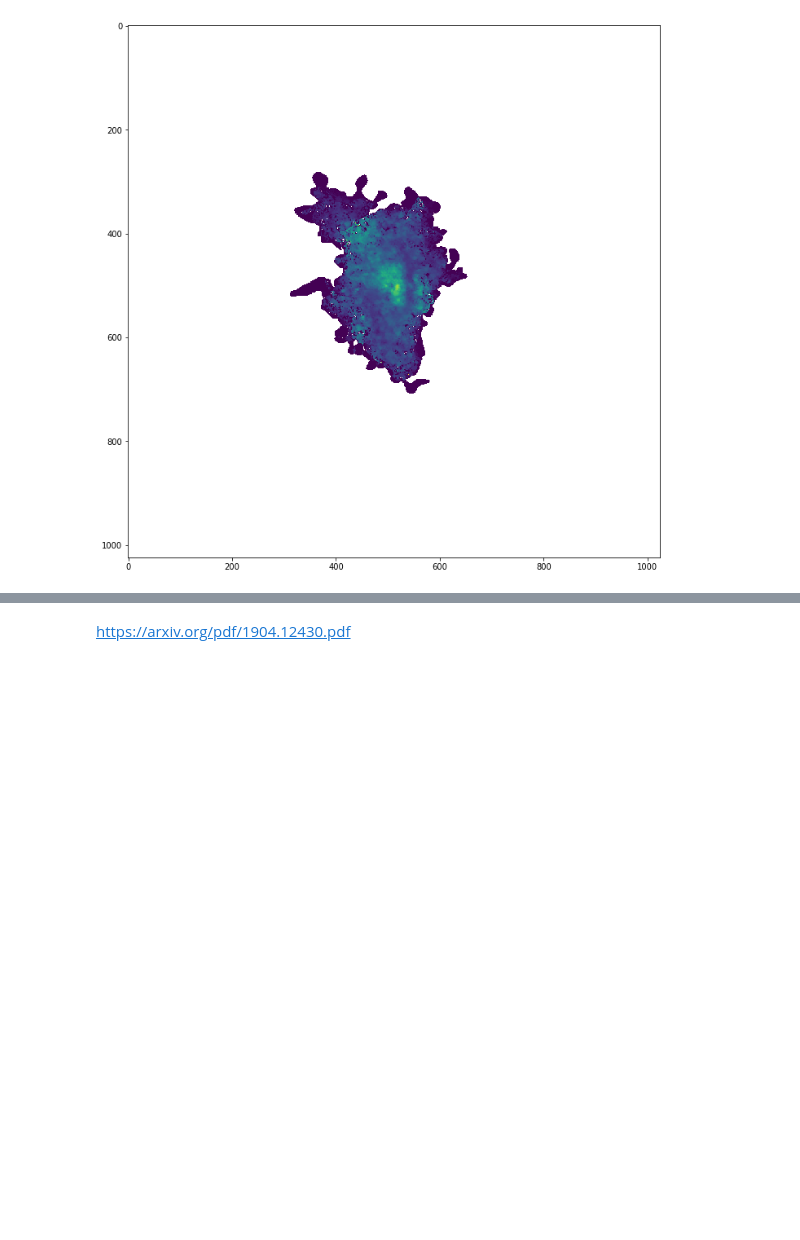
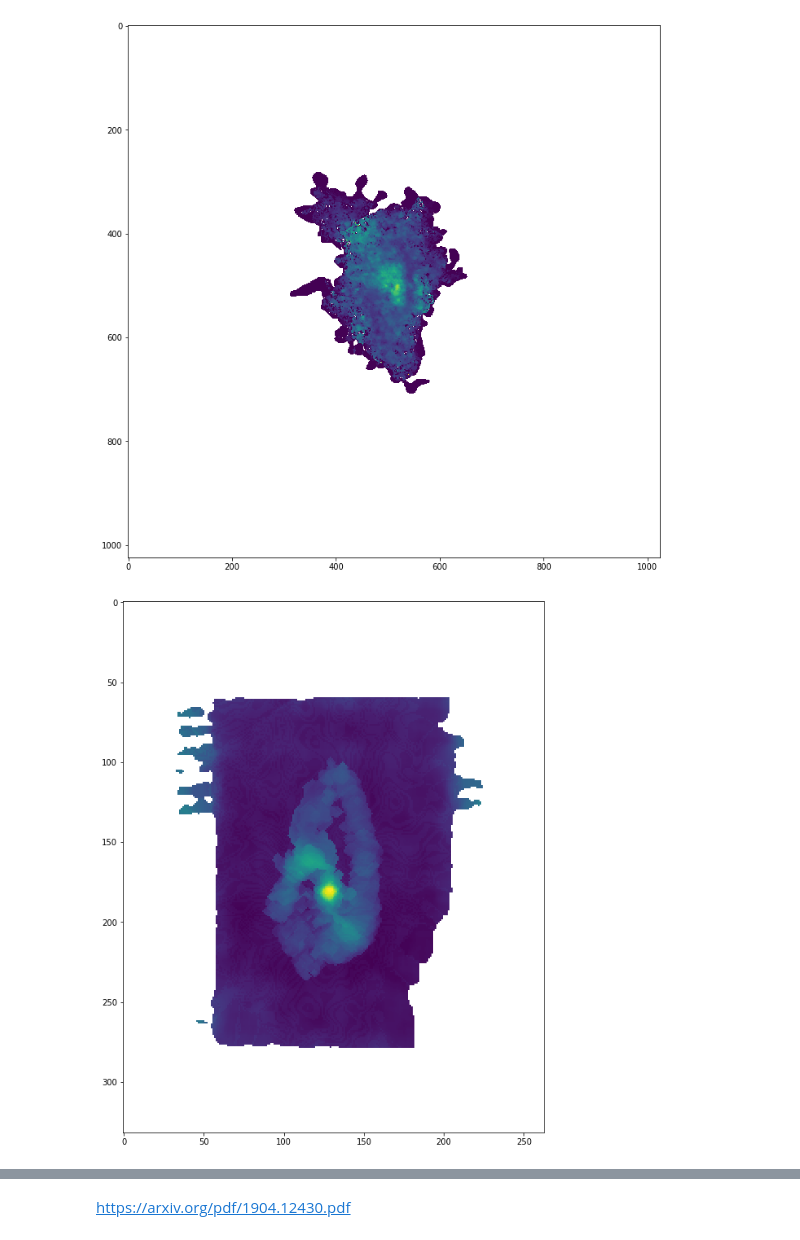
Before and after one commit to ValerieKostiuk/Course-work, a Jupyter notebook: NGC3627/notes.ipynb, the cells around one changed output, grey strips where cells are left out. Drawn from its saved outputs; the diff is of its cells as text; code cells hidden in the pictures; blank space fills up the shorter version.

```diff
--- a/NGC3627/notes.ipynb
+++ b/NGC3627/notes.ipynb
@@ -62,20 +23,24 @@ fits_file('./data/NGC3627_map_ha_corr.fits',12,20)
 # %% [output]
 [figure]
 # %%
-fits_file('./data/NGC3627_map_sigstar.fits',12,20)
+functions.fits_file('./data/NGC3627_map_sigstar.fits',12,20)
 # %% [output]
 [figure]
 # %% [markdown]
 Данные из THINGS
 # %%
-fits_file('./data/NGC_3627_NA_MOM0_THINGS.FITS',12,12)
+functions.fits_file('./data/NGC_3627_NA_MOM0_THINGS.FITS',12,12)
 # %% [output]
 [figure]
 # %%
-fits_file('./data/NGC_3627_NA_MOM1_THINGS.FITS',12,12)
+functions.fits_file('./data/NGC_3627_NA_MOM1_THINGS.FITS',12,12)
 # %% [output]
 [figure]
 # %%
-fits_file('./data/NGC_3627_NA_MOM2_THINGS.FITS',12,12)
+functions.fits_file('./data/NGC_3627_NA_MOM2_THINGS.FITS',12,12)
 # %% [output]
 [figure]
+# %%
+functions.fits_file('./data/ngc3627_emom0_I_CO_J1-2_lwb2009.fits', 12 , 12)
+# %% [output]
+[figure, added]
```
Also changed, not shown: parts of 9 cells of this notebook, 1 other file.
